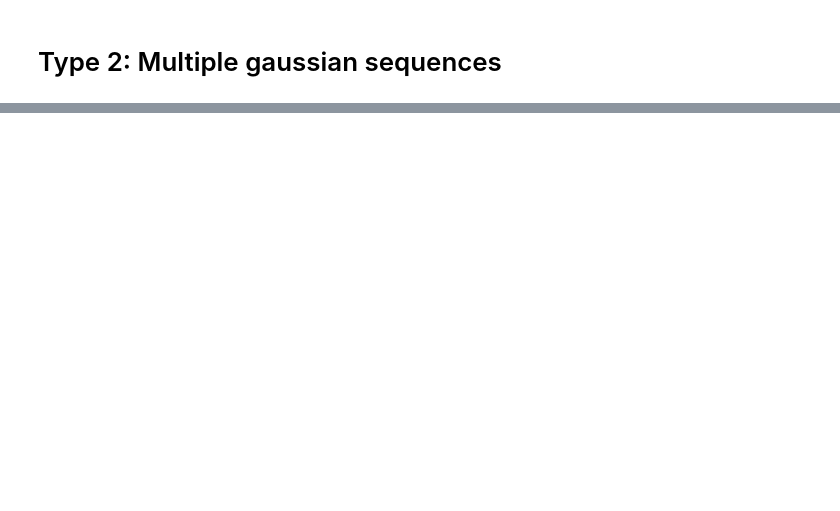
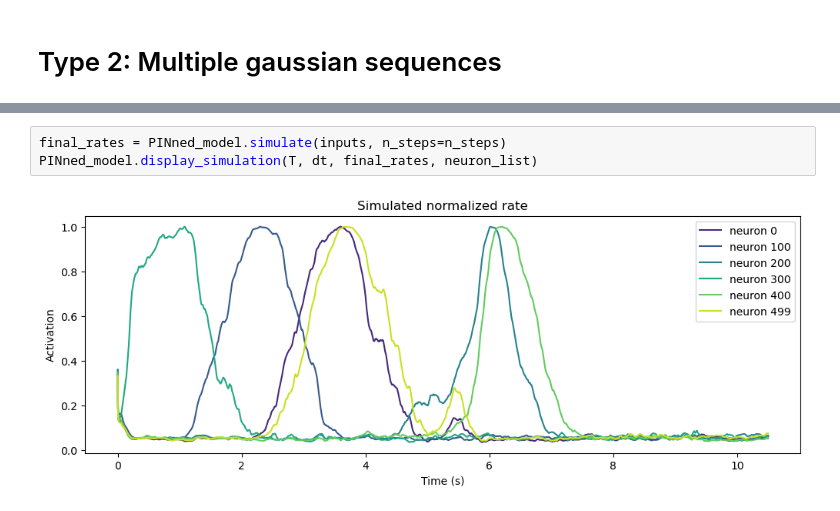
Before and after one commit to JohanneBohn/Reproducing-neural-sequences-with-Partial-In-Network-Training, a Jupyter notebook: learnable_patterns.ipynb, the cells around one changed output, grey strips where cells are left out. Drawn from its saved outputs; the diff is of its cells as text; blank space fills up the shorter version.

```diff
--- a/learnable_patterns.ipynb
+++ b/learnable_patterns.ipynb
@@ -91,0 +129,5 @@ from src.targets_generation import Multiple_gaussian_seq
+# %%
+final_rates = PINned_model.simulate(inputs, n_steps=n_steps)
+PINned_model.display_simulation(T, dt, final_rates, neuron_list)
+# %% [output]
+[figure, added]
```
Also changed, not shown: parts of 40 cells of this notebook, 1 other file.
